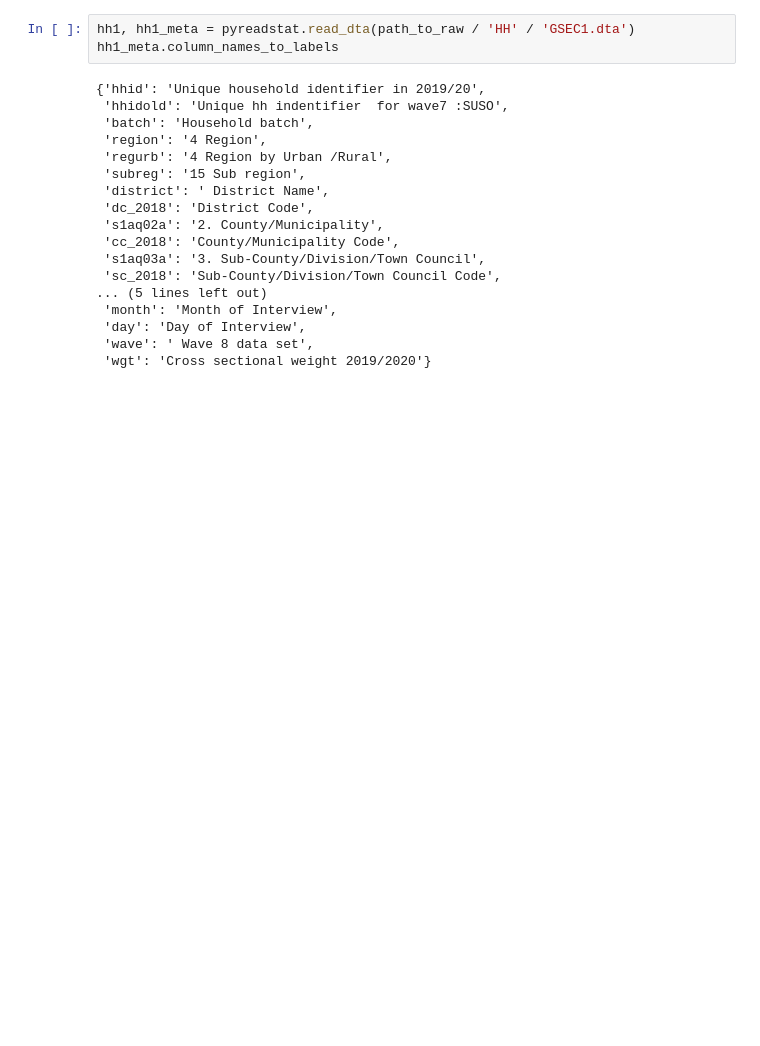
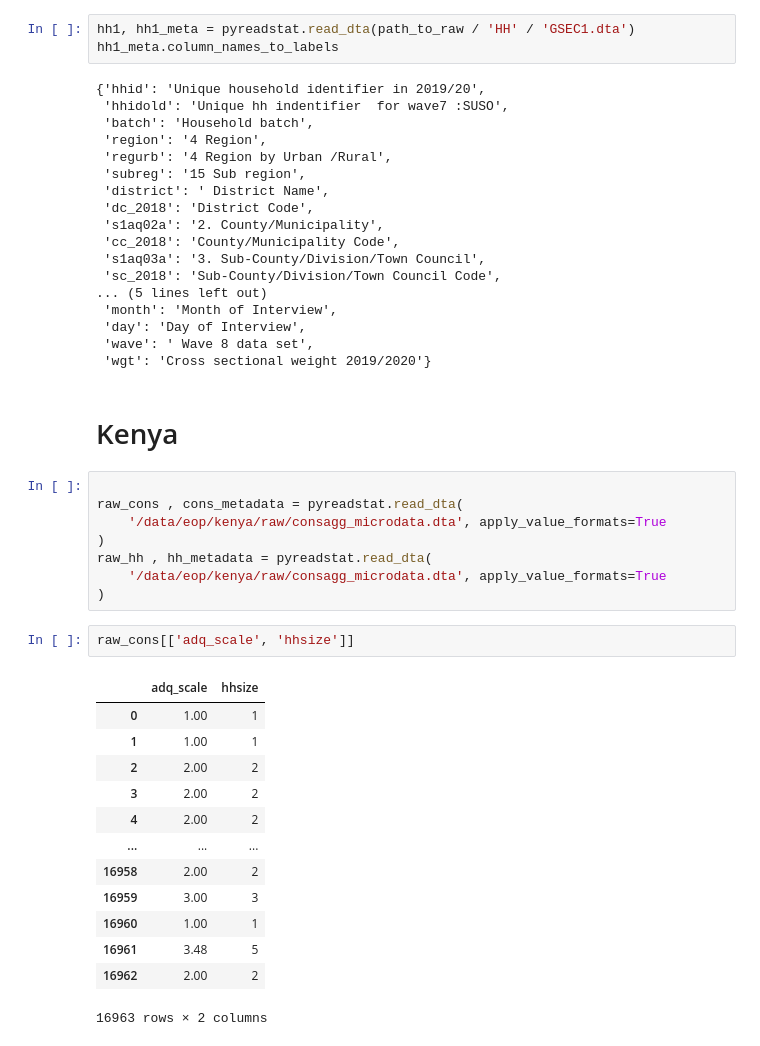
Before and after one commit to lselker13/eop, a Jupyter notebook: process_data/freeform_check_data.ipynb, the cells around one changed output. Cells and saved outputs as stored; diff of their text form; blank space fills up the shorter version.

```diff
--- a/process_data/check_submitted_data.ipynb
+++ b/process_data/freeform_check_data.ipynb
@@ -438,3 +438,29 @@ hh1_meta.column_names_to_labels
  'day': 'Day of Interview',
  'wave': ' Wave 8 data set',
  'wgt': 'Cross sectional weight 2019/2020'}
+# %% [markdown]
+# Kenya
+# %%
+
+raw_cons , cons_metadata = pyreadstat.read_dta(
+    '/data/eop/kenya/raw/consagg_microdata.dta', apply_value_formats=True
+)
+raw_hh , hh_metadata = pyreadstat.read_dta(
+    '/data/eop/kenya/raw/consagg_microdata.dta', apply_value_formats=True
+)
+# %%
+raw_cons[['adq_scale', 'hhsize']]
+# %% [output]
+|  | adq_scale | hhsize |
+| 0 | 1.00 | 1 |
+| 1 | 1.00 | 1 |
+| 2 | 2.00 | 2 |
+| 3 | 2.00 | 2 |
+| 4 | 2.00 | 2 |
+| ... | ... | ... |
+| 16958 | 2.00 | 2 |
+| 16959 | 3.00 | 3 |
+| 16960 | 1.00 | 1 |
+| 16961 | 3.48 | 5 |
+| 16962 | 2.00 | 2 |
+16963 rows × 2 columns
```
Also changed, not shown: parts of 4 cells of this notebook, 6 other files.
